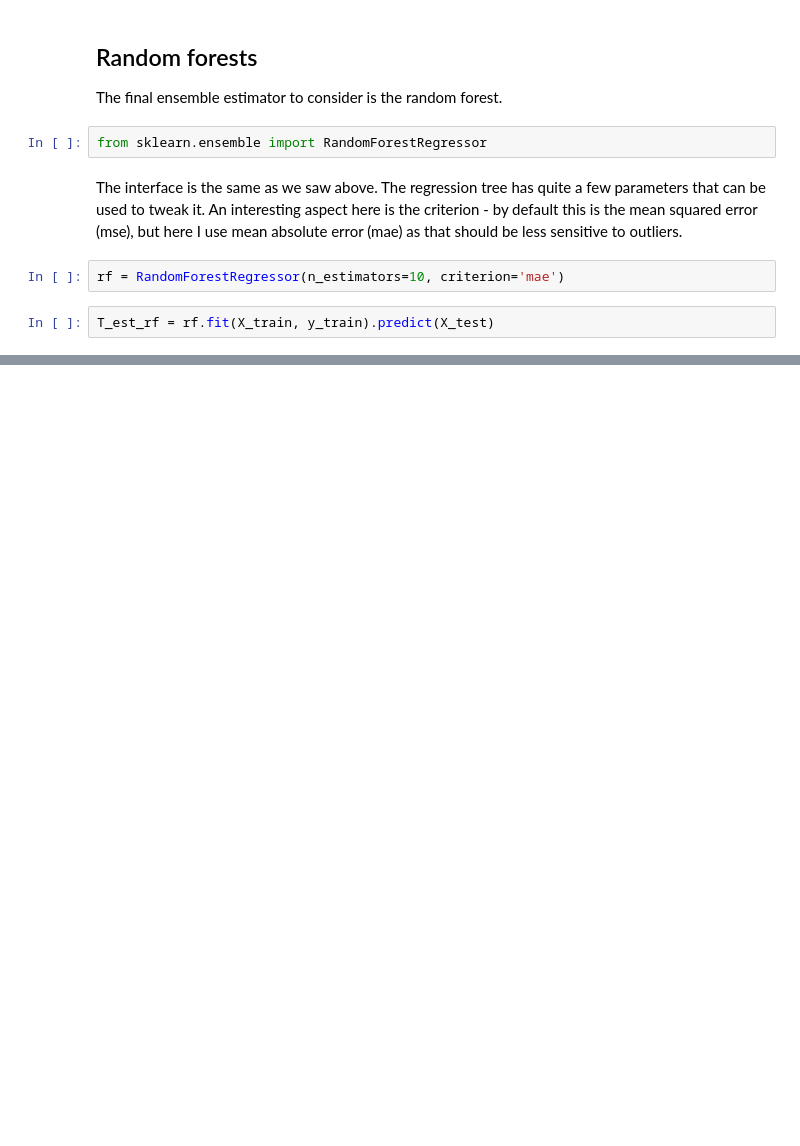
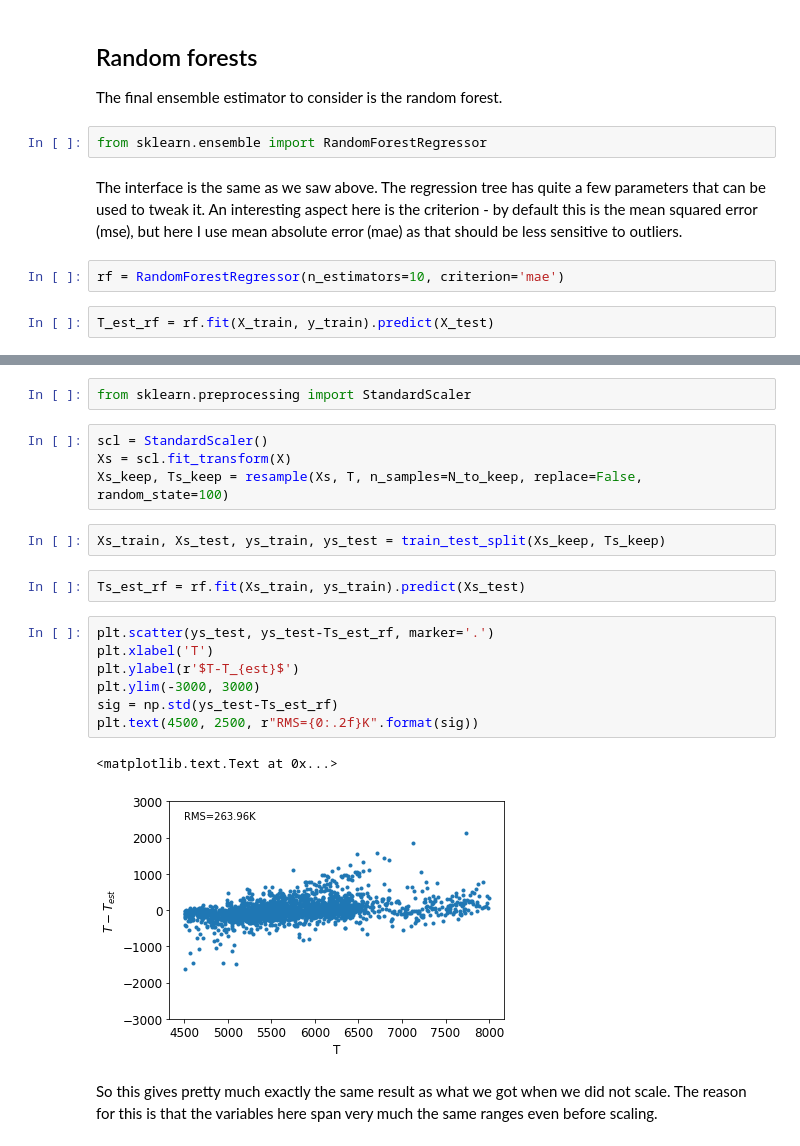
Before and after one commit to jbrinchmann/DDM2017, a Jupyter notebook: Problemsets/EnsembleMethods/Examples of combining estimators.ipynb, the cells around one changed output, grey strips where cells are left out. Drawn from its saved outputs; the diff is of its cells as text; blank space fills up the shorter version.

```diff
--- a/Problemsets/EnsembleMethods/Examples of combining estimators.ipynb
+++ b/Problemsets/EnsembleMethods/Examples of combining estimators.ipynb
@@ -297,0 +305,22 @@ So, maybe a bit disappointingly, this does not perform noticeably better than th
+# %%
+from sklearn.preprocessing import StandardScaler
+# %%
+scl = StandardScaler()
+Xs = scl.fit_transform(X)
+Xs_keep, Ts_keep = resample(Xs, T, n_samples=N_to_keep, replace=False, random_state=100)
+# %%
+Xs_train, Xs_test, ys_train, ys_test = train_test_split(Xs_keep, Ts_keep)
+# %%
+Ts_est_rf = rf.fit(Xs_train, ys_train).predict(Xs_test)
+# %%
+plt.scatter(ys_test, ys_test-Ts_est_rf, marker='.')
+plt.xlabel('T')
+plt.ylabel(r'$T-T_{est}$')
+plt.ylim(-3000, 3000)
+sig = np.std(ys_test-Ts_est_rf)
+plt.text(4500, 2500, r"RMS={0:.2f}K".format(sig))
+# %% [output]
+<matplotlib.text.Text at 0x...>
+[figure, added]
+# %% [markdown]
+So this gives pretty much exactly the same result as what we got when we did not scale. The reason for this is that the variables here span very much the same ranges even before scaling.
```
Also changed, not shown: parts of 6 cells of this notebook.
